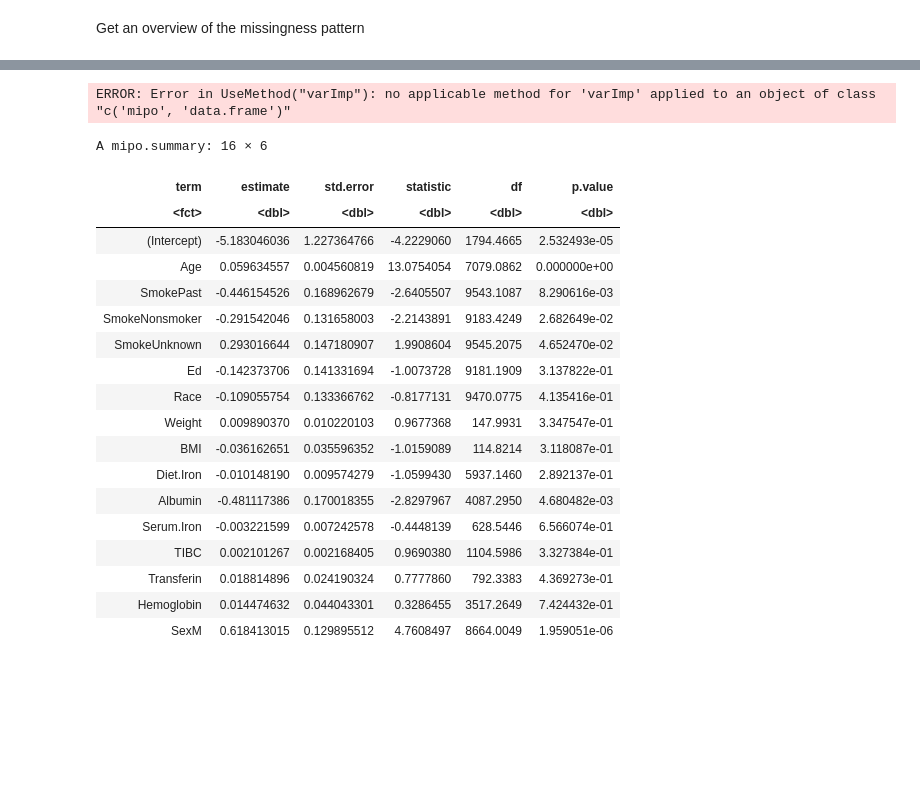
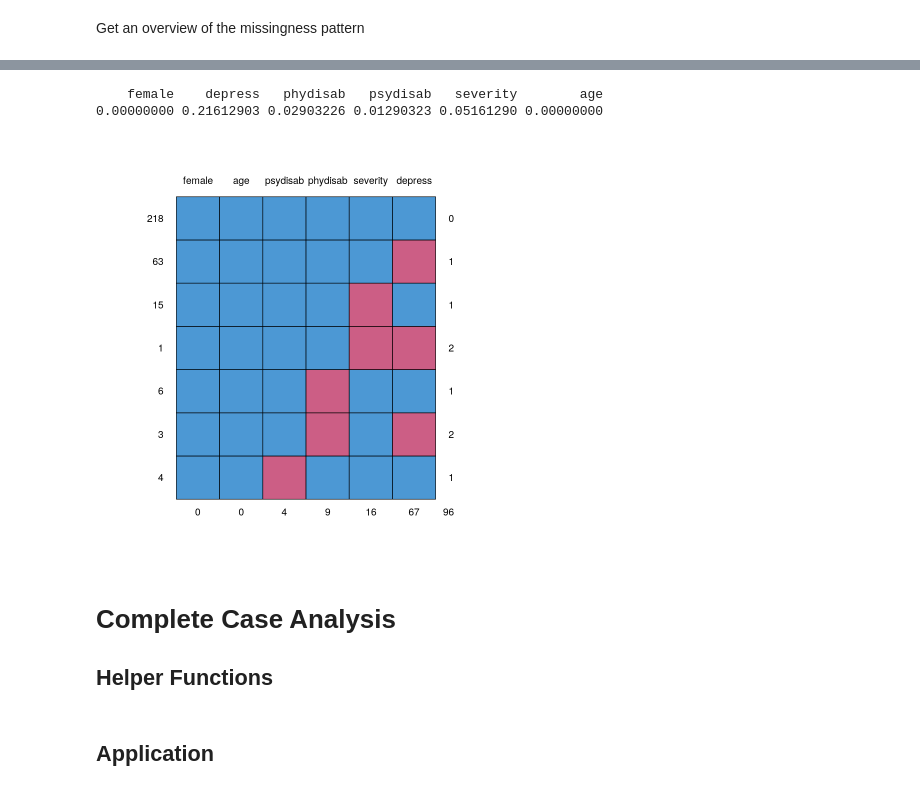
Before and after one commit to joy-kitson/epib-664-final-project, a Jupyter notebook: analysis.ipynb, the cells around one changed output, grey strips where cells are left out. Drawn from its saved outputs; the diff is of its cells as text; code cells hidden in the pictures; blank space fills up the shorter version.

Commit message:
added analyses for complete case, multiple imputation, and maximum likelihood estimation

```diff
--- a/analysis.ipynb
+++ b/analysis.ipynb
@@ -49,0 +37,7 @@ A data.frame: 9575 × 15
+# %%
+# Note: data have been manually cleaned somewhat;
+# tabs have been coverted to spaces for consistency
+raw_data = read.table('pain.dat', sep=' ', header=TRUE, na.strings='.')
+raw_data$female = raw_data$female == 1
+raw_data$severity = factor(raw_data$severity, levels=1:6, ordered=TRUE)
+summary(raw_data)
@@ -229,31 +84,13 @@ The following object is masked from ‘package:survival’:
-# %%
-caret::varImp(pool(cancer_incidence_fit))
-# %% [output]
-ERROR: Error in UseMethod("varImp"): no applicable method for 'varImp' applied to an object of class "c('mipo', 'data.frame')"
-# %%
-cancer_death_fit = with(default_mi_results, glm(
-    Cancer.Death ~ Age + Smoke + Ed + Race + Weight + BMI + Diet.Iron +
-    Albumin + Serum.Iron + TIBC + Transferin + Hemoglobin + Sex,
-    family='binomial'
-))
-summary(pool(cancer_death_fit))
-# %% [output]
-A mipo.summary: 16 × 6
-| term | estimate | std.error | statistic | df | p.value |
-| <fct> | <dbl> | <dbl> | <dbl> | <dbl> | <dbl> |
-| (Intercept) | -5.183046036 | 1.227364766 | -4.2229060 | 1794.4665 | 2.532493e-05 |
-| Age | 0.059634557 | 0.004560819 | 13.0754054 | 7079.0862 | 0.000000e+00 |
-| SmokePast | -0.446154526 | 0.168962679 | -2.6405507 | 9543.1087 | 8.290616e-03 |
-| SmokeNonsmoker | -0.291542046 | 0.131658003 | -2.2143891 | 9183.4249 | 2.682649e-02 |
-| SmokeUnknown | 0.293016644 | 0.147180907 | 1.9908604 | 9545.2075 | 4.652470e-02 |
-| Ed | -0.142373706 | 0.141331694 | -1.0073728 | 9181.1909 | 3.137822e-01 |
-| Race | -0.109055754 | 0.133366762 | -0.8177131 | 9470.0775 | 4.135416e-01 |
-| Weight | 0.009890370 | 0.010220103 | 0.9677368 | 147.9931 | 3.347547e-01 |
-| BMI | -0.036162651 | 0.035596352 | -1.0159089 | 114.8214 | 3.118087e-01 |
-| Diet.Iron | -0.010148190 | 0.009574279 | -1.0599430 | 5937.1460 | 2.892137e-01 |
-| Albumin | -0.481117386 | 0.170018355 | -2.8297967 | 4087.2950 | 4.680482e-03 |
-| Serum.Iron | -0.003221599 | 0.007242578 | -0.4448139 | 628.5446 | 6.566074e-01 |
-| TIBC | 0.002101267 | 0.002168405 | 0.9690380 | 1104.5986 | 3.327384e-01 |
-| Transferin | 0.018814896 | 0.024190324 | 0.7777860 | 792.3383 | 4.369273e-01 |
-| Hemoglobin | 0.014474632 | 0.044043301 | 0.3286455 | 3517.2649 | 7.424432e-01 |
-| SexM | 0.618413015 | 0.129895512 | 4.7608497 | 8664.0049 | 1.959051e-06 |
+# %%
+missing_rates = colSums(is.na(raw_data)) / nrow(raw_data)
+print(missing_rates)
+# %% [output]
+    female    depress   phydisab   psydisab   severity        age
+0.00000000 0.21612903 0.02903226 0.01290323 0.05161290 0.00000000
+# %%
+tmp = md.pattern(raw_data)
+# %% [output]
+[figure, added]
+# %% [markdown]
+# Complete Case Analysis
+## Helper Functions
@@ -259,0 +103,2 @@ A mipo.summary: 16 × 6
+# %% [markdown]
+## Application
```
Also changed, not shown: parts of 52 cells of this notebook.
